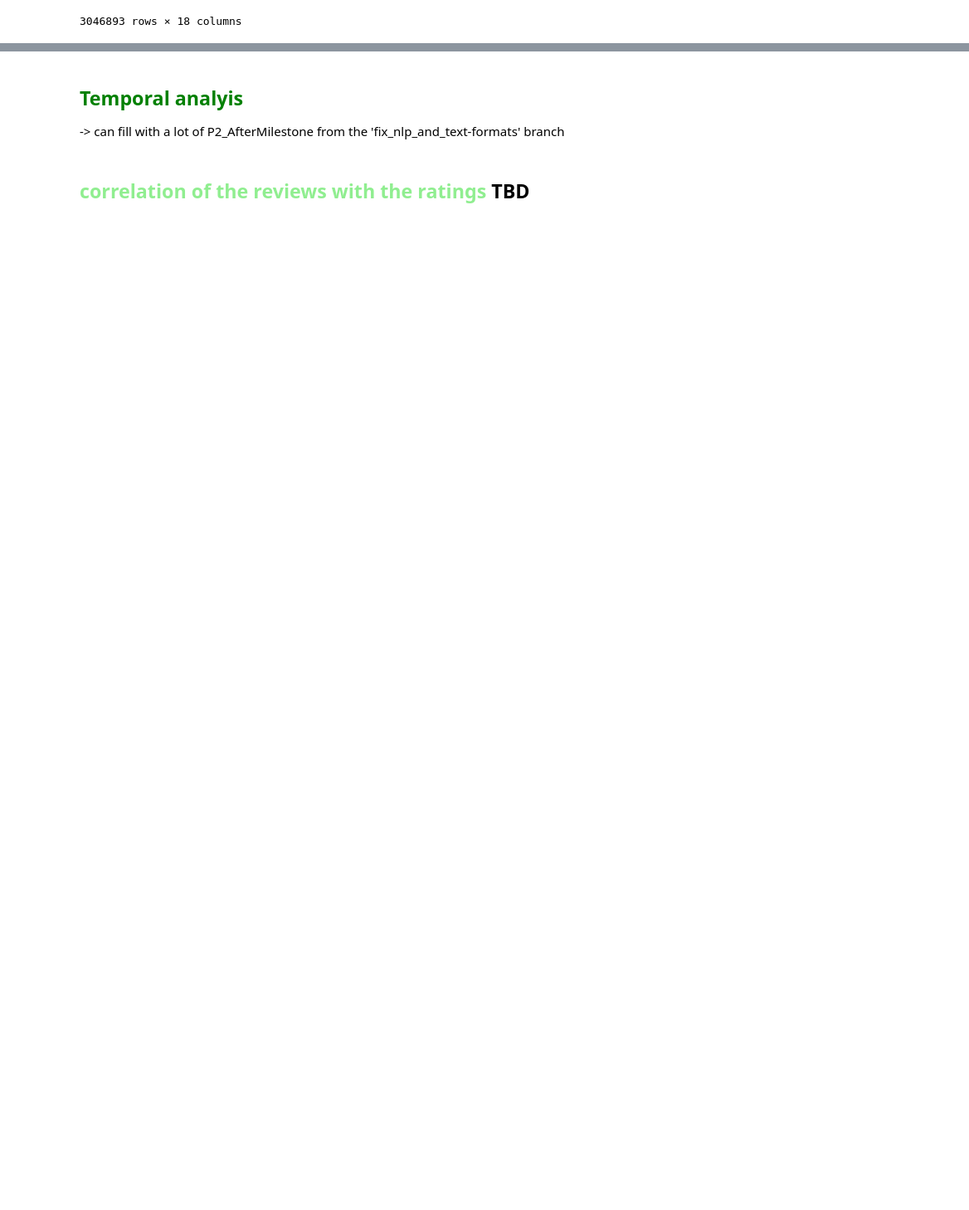
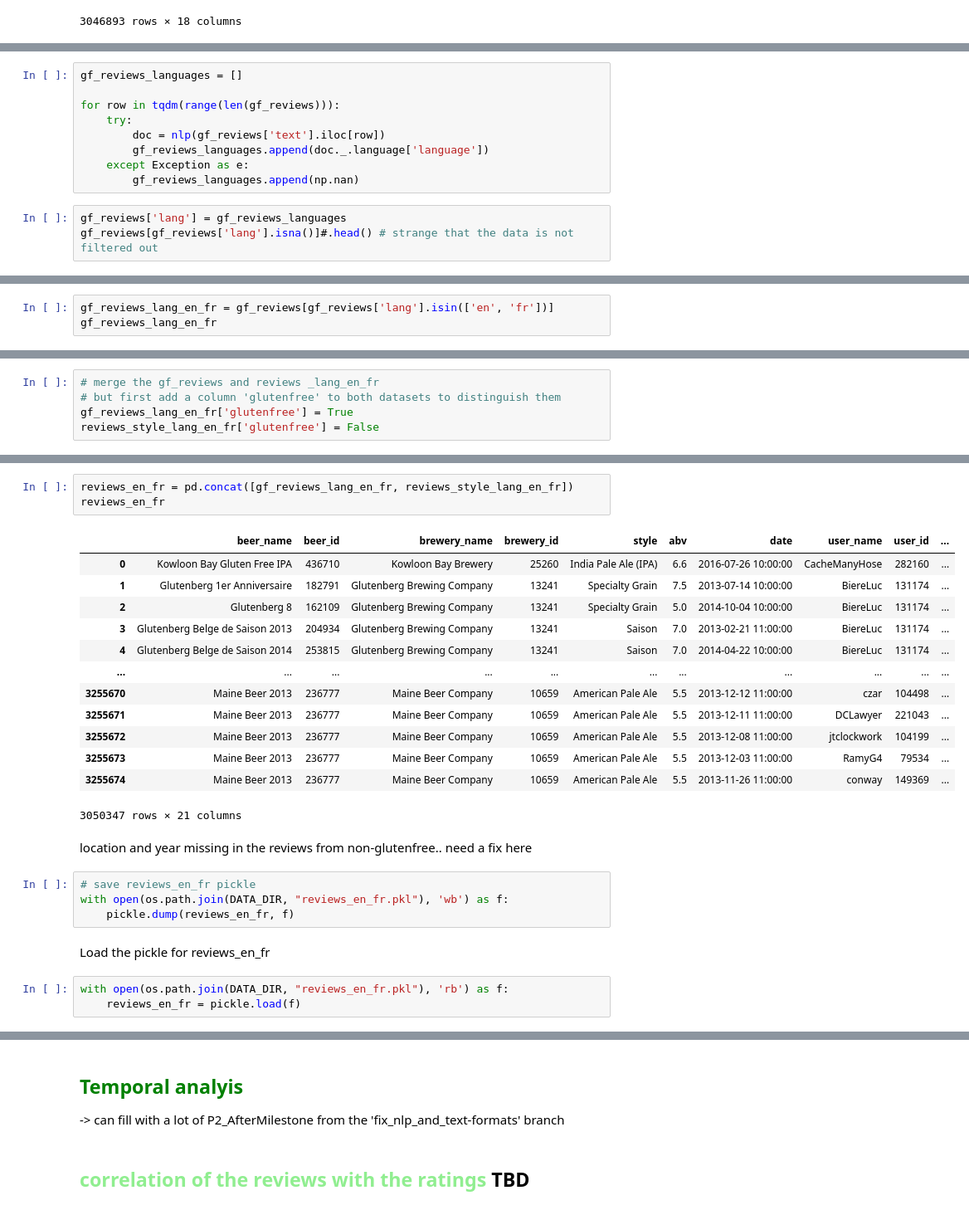
Before and after one commit to epfl-ada/ada-2023-project-adarescueteam, a Jupyter notebook: code/P3.ipynb, the cells around one changed output, grey strips where cells are left out. Shown: that part at 83% size. Drawn from its saved outputs; the diff is of its cells as text; blank space fills up the shorter version.

Commit message:
nlp for gf beers, merge all reviews in one df

```diff
--- a/code/P3.ipynb
+++ b/code/P3.ipynb
@@ -371,0 +376,12 @@ reviews_style_lang_en_fr
+# %%
+gf_reviews_languages = []
+
+for row in tqdm(range(len(gf_reviews))):
+    try:
+        doc = nlp(gf_reviews['text'].iloc[row])
+        gf_reviews_languages.append(doc._.language['language'])
+    except Exception as e:
+        gf_reviews_languages.append(np.nan)
+# %%
+gf_reviews['lang'] = gf_reviews_languages
+gf_reviews[gf_reviews['lang'].isna()]#.head() # strange that the data is not filtered out
@@ -371,0 +411,3 @@ reviews_style_lang_en_fr
+# %%
+gf_reviews_lang_en_fr = gf_reviews[gf_reviews['lang'].isin(['en', 'fr'])]
+gf_reviews_lang_en_fr
@@ -371,0 +428,5 @@ reviews_style_lang_en_fr
+# %%
+# merge the gf_reviews and reviews _lang_en_fr
+# but first add a column 'glutenfree' to both datasets to distinguish them
+gf_reviews_lang_en_fr['glutenfree'] = True
+reviews_style_lang_en_fr['glutenfree'] = False
@@ -371,0 +457,28 @@ reviews_style_lang_en_fr
+# %%
+reviews_en_fr = pd.concat([gf_reviews_lang_en_fr, reviews_style_lang_en_fr])
+reviews_en_fr
+# %% [output]
+|  | beer_name | beer_id | brewery_name | brewery_id | style | abv | date | user_name | user_id | ... |
+| 0 | Kowloon Bay Gluten Free IPA | 436710 | Kowloon Bay Brewery | 25260 | India Pale Ale (IPA) | 6.6 | 2016-07-26 10:00:00 | CacheManyHose | 282160 | ... |
+| 1 | Glutenberg 1er Anniversaire | 182791 | Glutenberg Brewing Company | 13241 | Specialty Grain | 7.5 | 2013-07-14 10:00:00 | BiereLuc | 131174 | ... |
+| 2 | Glutenberg 8 | 162109 | Glutenberg Brewing Company | 13241 | Specialty Grain | 5.0 | 2014-10-04 10:00:00 | BiereLuc | 131174 | ... |
+| 3 | Glutenberg Belge de Saison 2013 | 204934 | Glutenberg Brewing Company | 13241 | Saison | 7.0 | 2013-02-21 11:00:00 | BiereLuc | 131174 | ... |
+| 4 | Glutenberg Belge de Saison 2014 | 253815 | Glutenberg Brewing Company | 13241 | Saison | 7.0 | 2014-04-22 10:00:00 | BiereLuc | 131174 | ... |
+| ... | ... | ... | ... | ... | ... | ... | ... | ... | ... | ... |
+| 3255670 | Maine Beer 2013 | 236777 | Maine Beer Company | 10659 | American Pale Ale | 5.5 | 2013-12-12 11:00:00 | czar | 104498 | ... |
+| 3255671 | Maine Beer 2013 | 236777 | Maine Beer Company | 10659 | American Pale Ale | 5.5 | 2013-12-11 11:00:00 | DCLawyer | 221043 | ... |
+| 3255672 | Maine Beer 2013 | 236777 | Maine Beer Company | 10659 | American Pale Ale | 5.5 | 2013-12-08 11:00:00 | jtclockwork | 104199 | ... |
+| 3255673 | Maine Beer 2013 | 236777 | Maine Beer Company | 10659 | American Pale Ale | 5.5 | 2013-12-03 11:00:00 | RamyG4 | 79534 | ... |
+| 3255674 | Maine Beer 2013 | 236777 | Maine Beer Company | 10659 | American Pale Ale | 5.5 | 2013-11-26 11:00:00 | conway | 149369 | ... |
+3050347 rows × 21 columns
+# %% [markdown]
+location and year missing in the reviews from non-glutenfree.. need a fix here
+# %%
+# save reviews_en_fr pickle
+with open(os.path.join(DATA_DIR, "reviews_en_fr.pkl"), 'wb') as f:
+    pickle.dump(reviews_en_fr, f)
+# %% [markdown]
+Load the pickle for reviews_en_fr
+# %%
+with open(os.path.join(DATA_DIR, "reviews_en_fr.pkl"), 'rb') as f:
+    reviews_en_fr = pickle.load(f)
```
Also changed, not shown: parts of 7 cells of this notebook.
